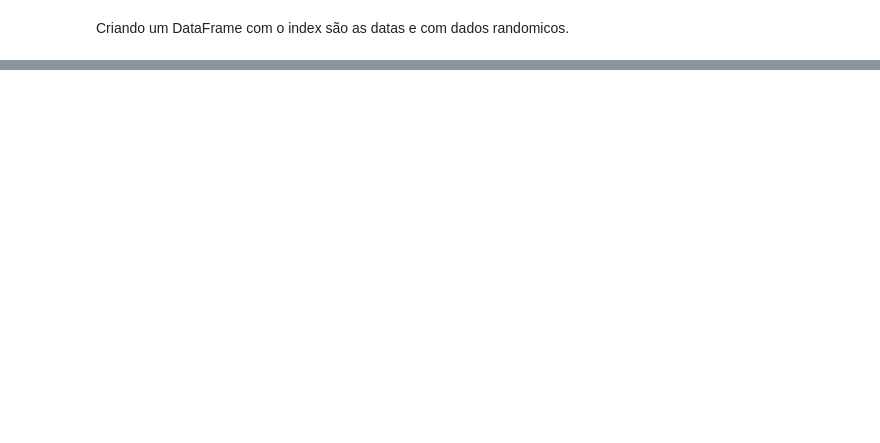
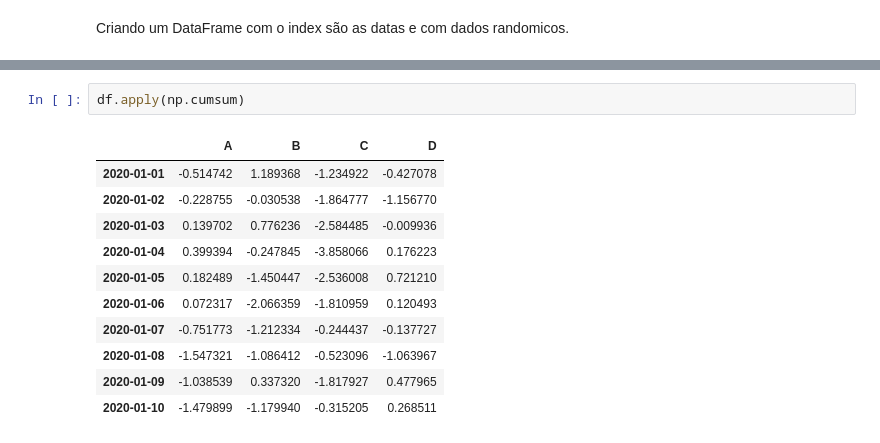
Before and after one commit to JuniorTorresMTJ/-Exercises-_of_Python, a Jupyter notebook: Pandas.ipynb, the cells around one changed output, grey strips where cells are left out. Saved outputs shown, nothing was run; the diff lists cells and outputs as text; blank space fills up the shorter version.

```diff
--- a/Pandas.ipynb
+++ b/Pandas.ipynb
@@ -549,0 +592,14 @@ df
+# %%
+df.apply(np.cumsum)
+# %% [output]
+|  | A | B | C | D |
+| 2020-01-01 | -0.514742 | 1.189368 | -1.234922 | -0.427078 |
+| 2020-01-02 | -0.228755 | -0.030538 | -1.864777 | -1.156770 |
+| 2020-01-03 | 0.139702 | 0.776236 | -2.584485 | -0.009936 |
+| 2020-01-04 | 0.399394 | -0.247845 | -3.858066 | 0.176223 |
+| 2020-01-05 | 0.182489 | -1.450447 | -2.536008 | 0.721210 |
+| 2020-01-06 | 0.072317 | -2.066359 | -1.810959 | 0.120493 |
+| 2020-01-07 | -0.751773 | -1.212334 | -0.244437 | -0.137727 |
+| 2020-01-08 | -1.547321 | -1.086412 | -0.523096 | -1.063967 |
+| 2020-01-09 | -1.038539 | 0.337320 | -1.817927 | 0.477965 |
+| 2020-01-10 | -1.479899 | -1.179940 | -0.315205 | 0.268511 |
```
Also changed, not shown: parts of 25 cells of this notebook.
